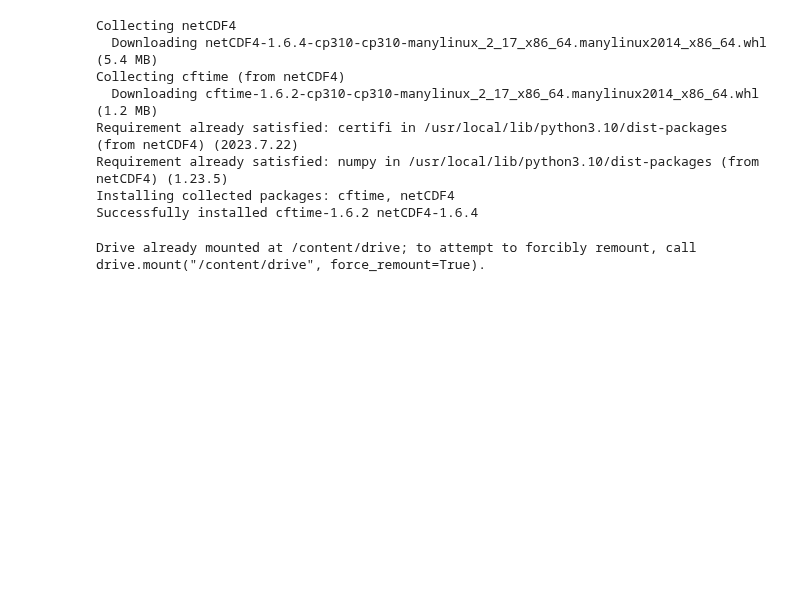
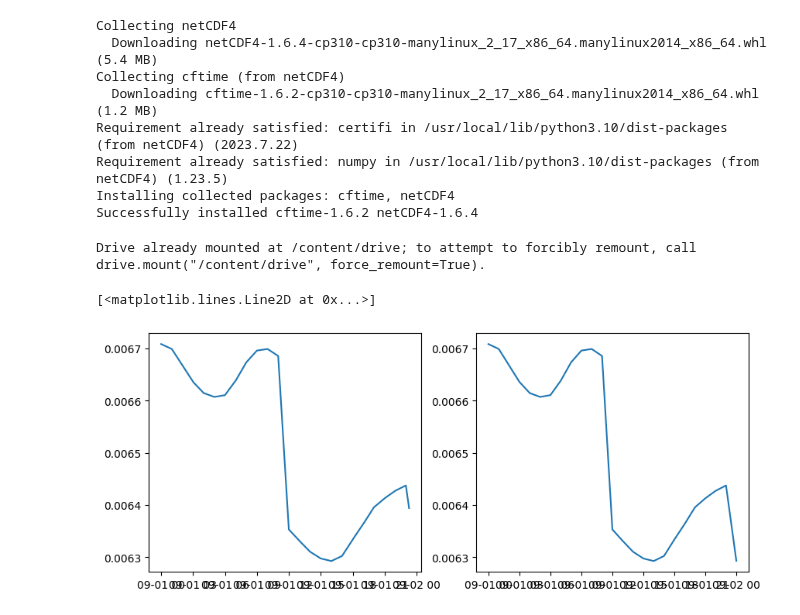
Before and after one commit to rjanow/Masterarbeit, a Jupyter notebook: netCDF4.ipynb, the cells around one changed output. Saved outputs shown, nothing was run; the diff lists cells and outputs as text; code cells hidden in the pictures; blank space fills up the shorter version.

```diff
--- a/netCDF4.ipynb
+++ b/netCDF4.ipynb
@@ -52,2 +58,16 @@ uvbedcs = netcdf_datei.variables['uvbedcs'][:].filled(np.nan).reshape(-2)
 # %%
-df = pd.DataFrame({'time': time, 'aod469': aod469, 'aod550': aod550,'aod670': aod670,'aod865': aod865,'aod865': gtco3,'uvbed': uvbed,'uvbedcs': uvbedcs,})
+df = pd.DataFrame({'time': datetime, 'aod469': aod469, 'aod550': aod550,'aod670': aod670,'aod865': aod865,'aod865': gtco3,'uvbed': uvbed,'uvbedcs': uvbedcs,})
+# %%
+df.set_index('time', inplace=True)
+# %%
+df_resampled = df.resample('2T')
+# %%
+df_interpolated = df_resampled.interpolate(method='polynomial', order = 1)
+# %%
+fig, axes = plt.subplots(1, 2, figsize=(10, 4))
+
+axes[0].plot(df_interpolated['aod865'][0:700])
+axes[1].plot(df['aod865'][0:25])
+# %% [output]
+[<matplotlib.lines.Line2D at 0x...>]
+[figure, added]
```
Also changed, not shown: parts of 5 cells of this notebook.
